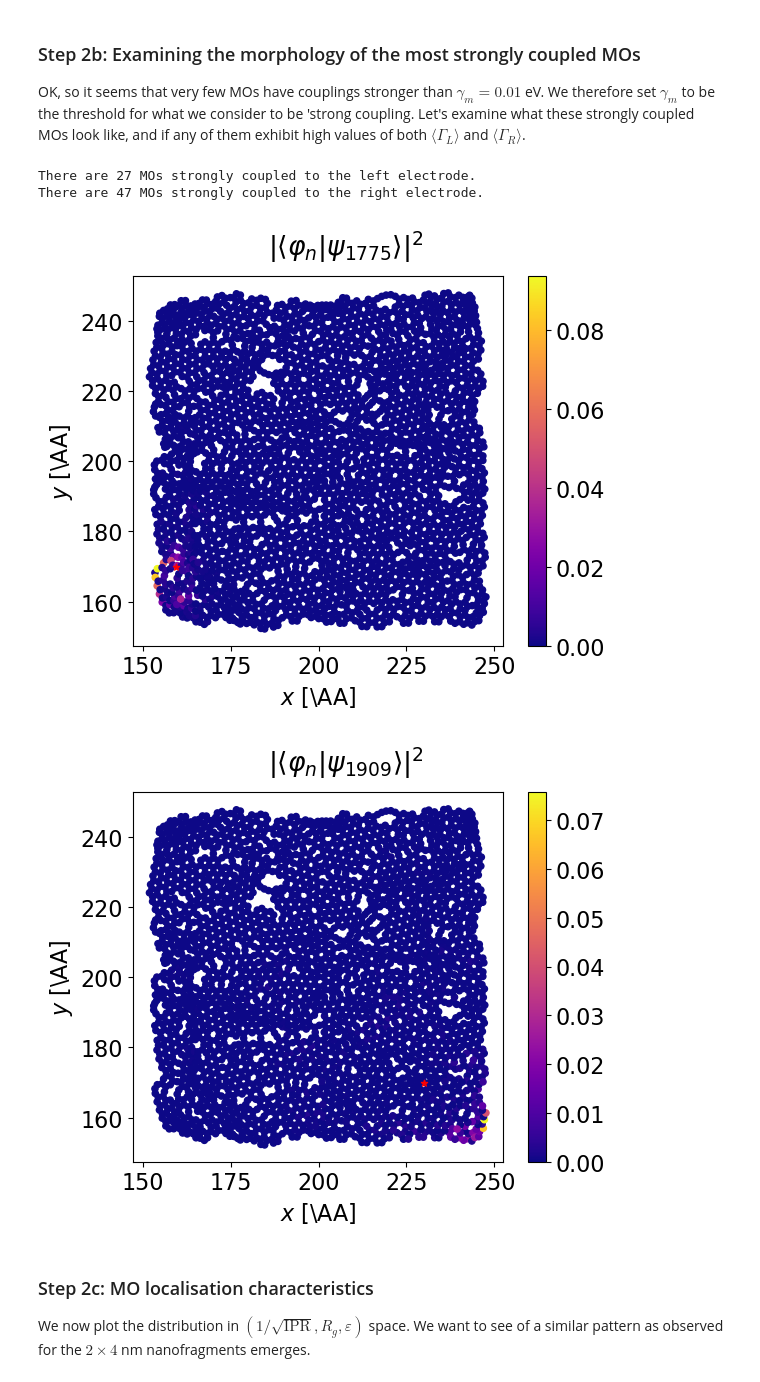
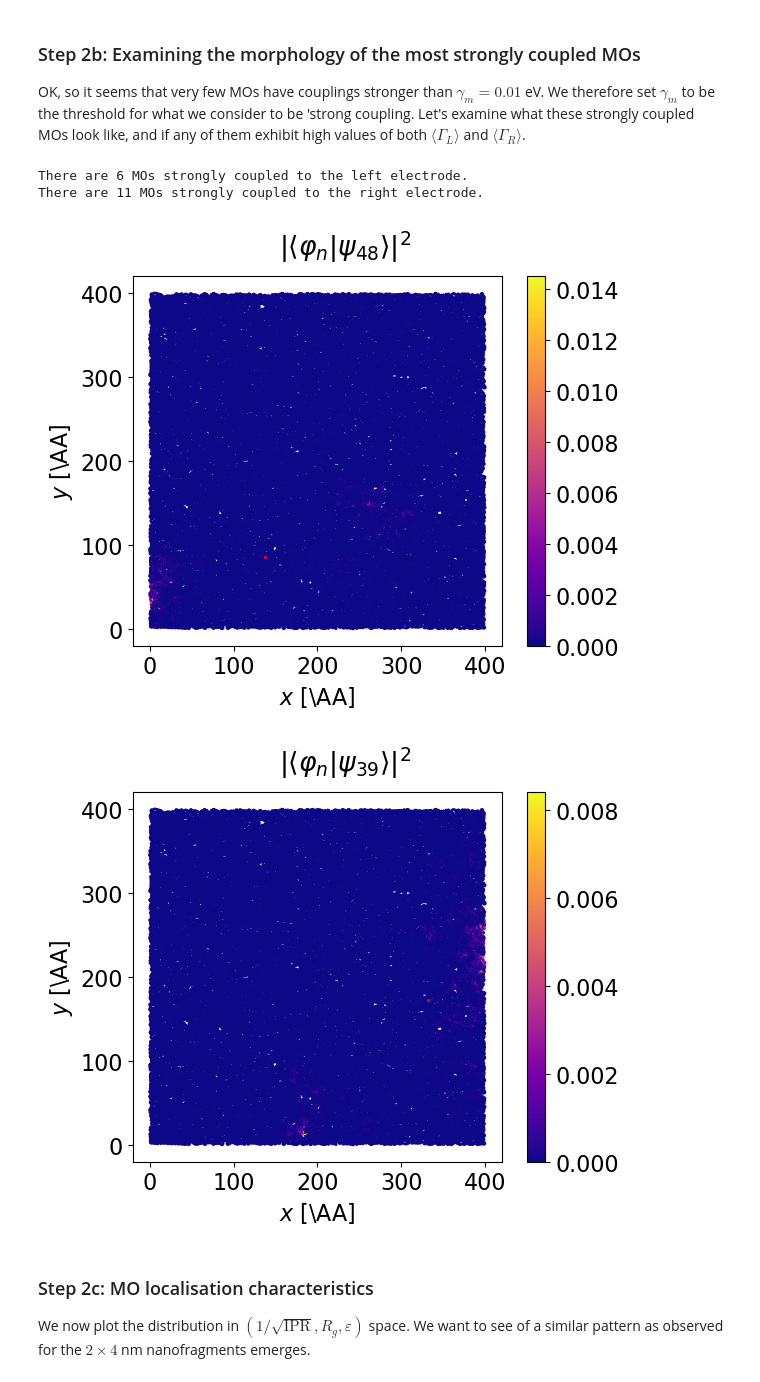
Before and after one commit to ngastellu/percolate_mac, a Jupyter notebook: proof_of_concept.ipynb, the cells around one changed output. Cells and saved outputs as stored; diff of their text form; code cells hidden in the pictures.

```diff
--- a/proof_of_concept.ipynb
+++ b/proof_of_concept.ipynb
@@ -10,21 +32,21 @@ First, we read the data from the QCFFPI output files containing the MO matrix $M
 # %%
-from os import path
-from time import perf_counter
-from qcnico.qcffpi_io import read_energies, read_MO_file
+# from os import path
+# from time import perf_counter
+# from qcnico.qcffpi_io import read_energies, read_MO_file
 
-datadir = path.expanduser('~/Desktop/simulation_outputs/qcffpi_data/MO_dynamics/300K_initplanar_norotate/')
-energy_dir = 'orbital_energies'
-mo_dir = 'MO_coefs'
+# datadir = path.expanduser('~/Desktop/simulation_outputs/qcffpi_data/MO_dynamics/300K_initplanar_norotate/')
+# energy_dir = 'orbital_energies'
+# mo_dir = 'MO_coefs'
 
-frame_nb = 80000
-mo_file = f'MOs_frame-{frame_nb}.dat'
-energy_file = f'orb_energy_frame-{frame_nb}.dat'
+# frame_nb = 80000
+# mo_file = f'MOs_frame-{frame_nb}.dat'
+# energy_file = f'orb_energy_frame-{frame_nb}.dat'
 
-mo_path = path.join(datadir,mo_dir,mo_file)
-energy_path = path.join(datadir,energy_dir,energy_file)
+# mo_path = path.join(datadir,mo_dir,mo_file)
+# energy_path = path.join(datadir,energy_dir,energy_file)
 
-energies = read_energies(energy_path)
-pos, M = read_MO_file(mo_path)
+# energies = read_energies(energy_path)
+# pos, M = read_MO_file(mo_path)
 # %% [markdown]
 ## Step 2: MO characteristics of our MAC fragment
 
@@ -95,25 +124,28 @@ OK, so it seems that very few MOs have couplings stronger than $\gamma_m = 0.01$
 # %%
 from qcnico.qcplots import plot_MO
 
-gammam = 0.01
+tolscal = 1.5
 
-biggaL_inds = (gamL > gammam).nonzero()[0]
-biggaR_inds = (gamR > gammam).nonzero()[0]
+gamL_tol = np.mean(gamL) + tolscal*np.std(gamL)
+gamR_tol = np.mean(gamR) + tolscal*np.std(gamR)
+
+biggaL_inds = (gamL > gamL_tol).nonzero()[0]
+biggaR_inds = (gamR > gamR_tol).nonzero()[0]
 
 print(f'There are {biggaL_inds.shape[0]} MOs strongly coupled to the left electrode. ')
 print(f'There are {biggaR_inds.shape[0]} MOs strongly coupled to the right electrode. ')
 
 jL = gamL.argmax() #index of MO max coupled to the left lead
 jR = gamR.argmax() #index of MO max coupled to the right lead
 
-plot_MO(pos, M, jL, show_COM=True,usetex=False, dotsize=20)
+plot_MO(pos, M, jL, show_COM=True,usetex=False, dotsize=1)
 
-plot_MO(pos,M,jR,show_COM=True,usetex=False, dotsize=20)
+plot_MO(pos,M,jR,show_COM=True,usetex=False, dotsize=1)
 # %% [output]
-There are 27 MOs strongly coupled to the left electrode.
-There are 47 MOs strongly coupled to the right electrode.
+There are 6 MOs strongly coupled to the left electrode.
+There are 11 MOs strongly coupled to the right electrode.
-[figure, old version]
+[figure, new version]
-[figure, old version]
+[figure, new version]
 # %% [markdown]
 ### Step 2c: MO localisation characteristics
 
```
Also changed, not shown: parts of 8 cells of this notebook, 2 other files.
